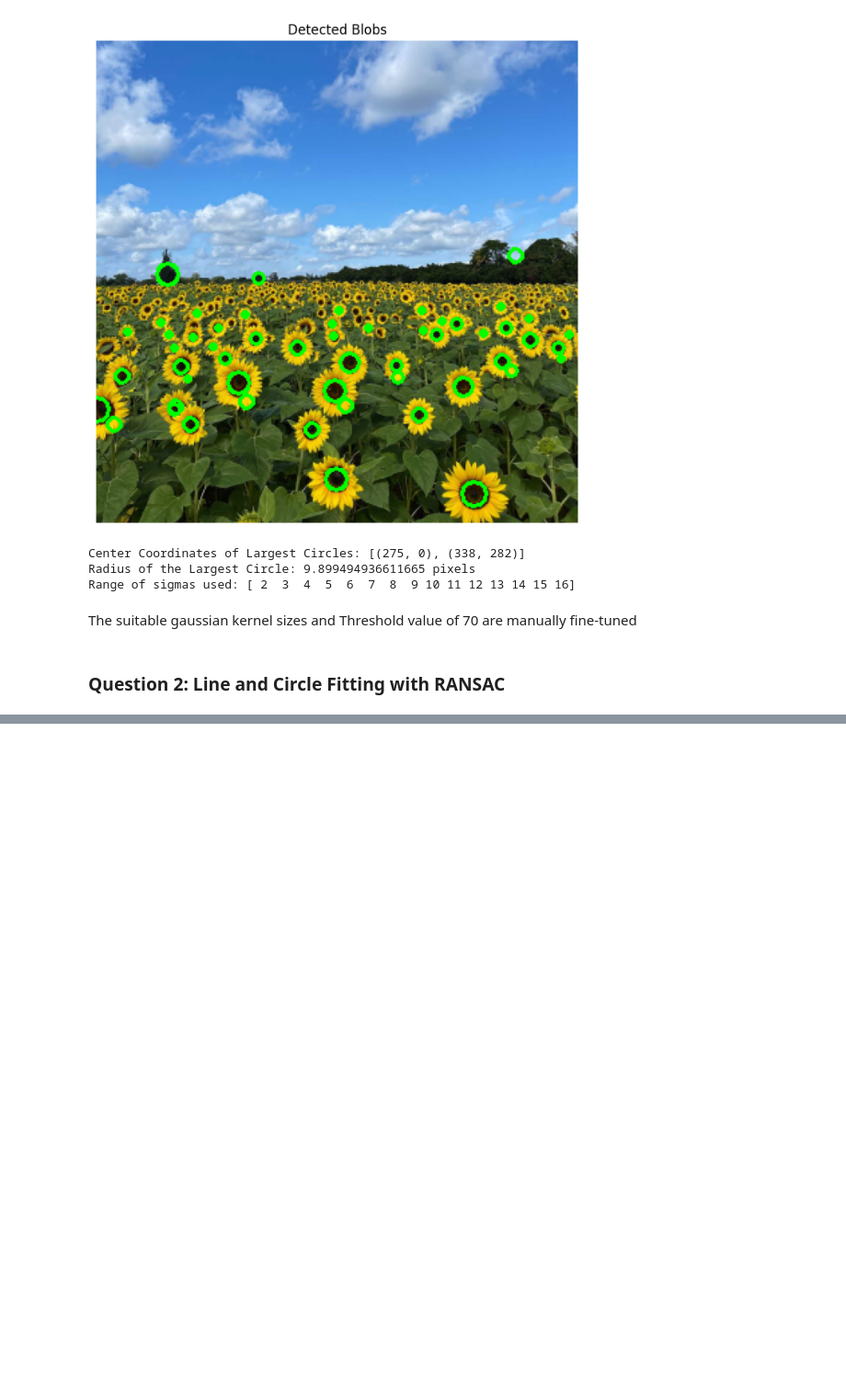
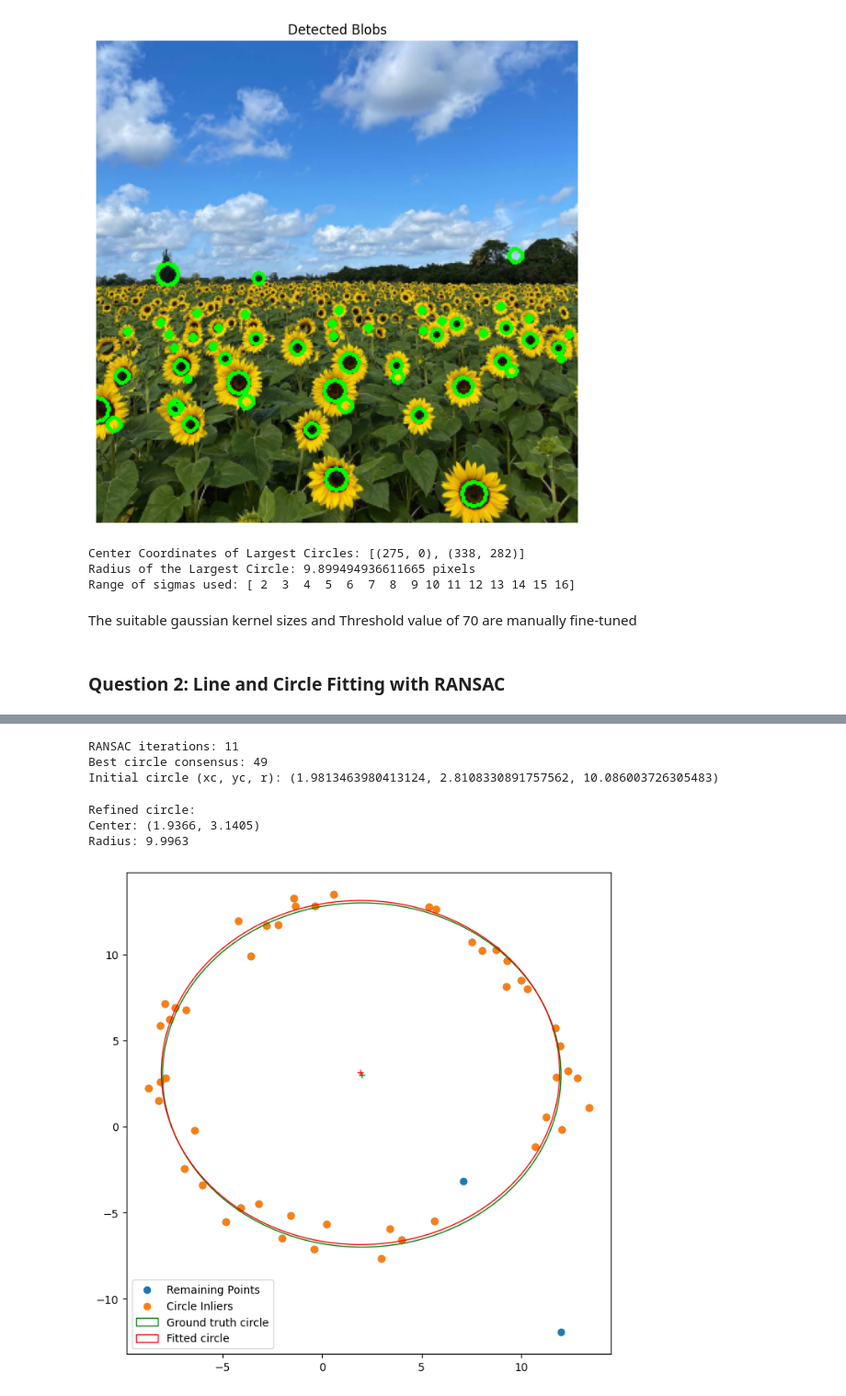
Before and after one commit to maneth-b03p/Image_Processing_and_Machine_Vision_Activities, a Jupyter notebook: Assignment2/230476T_a02.ipynb, the cells around one changed output, grey strips where cells are left out. Shown at 92% size. Saved outputs shown, nothing was run; the diff lists cells and outputs as text; code cells hidden in the pictures; blank space fills up the shorter version.

```diff
--- a/Assignment2/230476T_a02.ipynb
+++ b/Assignment2/230476T_a02.ipynb
@@ -140,0 +253,79 @@ ImportError: cannot import name 'common_texification' from 'matplotlib.backends.
+# %%
+best_circle = None
+best_circle_inliers = None
+best_circle_count = 0
+
+for i in range(N_sample):
+    indices = np.random.choice(len(X_rem), size=3, replace=False)
+    p1, p2, p3 = X_rem[indices]
+
+    circle = fit_circle(p1, p2, p3)
+    xc, yc, r = circle
+
+    radial_errors = np.abs(
+        np.sqrt((X_rem[:, 0]-xc)**2 + (X_rem[:, 1]-yc)**2) - r
+    )
+
+    sigma = r/16
+    t = 1.96*sigma
+
+
+    inliers = (radial_errors < t)
+    count = np.sum(inliers)
+
+    if count > best_circle_count:
+        best_circle_count = count
+        best_circle_inliers = inliers
+        best_circle = circle
+
+print("RANSAC iterations:", N_sample)
+print("Best circle consensus:", best_circle_count)
+print("Initial circle (xc, yc, r):", best_circle)
+# %% [output]
+RANSAC iterations: 11
+Best circle consensus: 49
+Initial circle (xc, yc, r): (1.9813463980413124, 2.8108330891757562, 10.086003726305483)
+# %%
+X_circle_inliers = X_rem[best_circle_inliers]
+
+def cost_func(params, points):
+    xc,yc,r = params
+    distances = np.sqrt((points[:,0]-xc)**2 +(points[:,1]-yc)**2)
+    errors = distances-r
+    return np.sum(errors**2)
+
+result = minimize(
+    cost_func,
+    x0=np.array(best_circle),
+    args=(X_circle_inliers,),
+    method='BFGS'
+)
+
+xc, yc, r = result.x
+
+print("Refined circle:")
+print(f"Center: ({xc:.4f}, {yc:.4f})")
+print(f"Radius: {r:.4f}")
+# %% [output]
+Refined circle:
+Center: (1.9366, 3.1405)
+Radius: 9.9963
+# %%
+fig, ax = plt.subplots(1, 1, figsize=(8, 8))
+
+ax.scatter(X_rem[:, 0], X_rem[:, 1], label='Remaining Points')
+ax.scatter(X_circle_inliers[:, 0], X_circle_inliers[:, 1],
+           label='Circle Inliers')
+
+circle_gt = plt.Circle((x0_gt, y0_gt), 10,color='g', fill=False, label='Ground truth circle')
+ax.add_patch(circle_gt)
+ax.plot(x0_gt, y0_gt, '+', color='g')
+
+circle_fit = plt.Circle((xc, yc), r,color='r', fill=False, label='Fitted circle')
+ax.add_patch(circle_fit)
+ax.plot(xc, yc, '+', color='r')
+
+plt.legend()
+plt.show()
+# %% [output]
+[figure, added]
```
Also changed, not shown: parts of 8 cells of this notebook.
